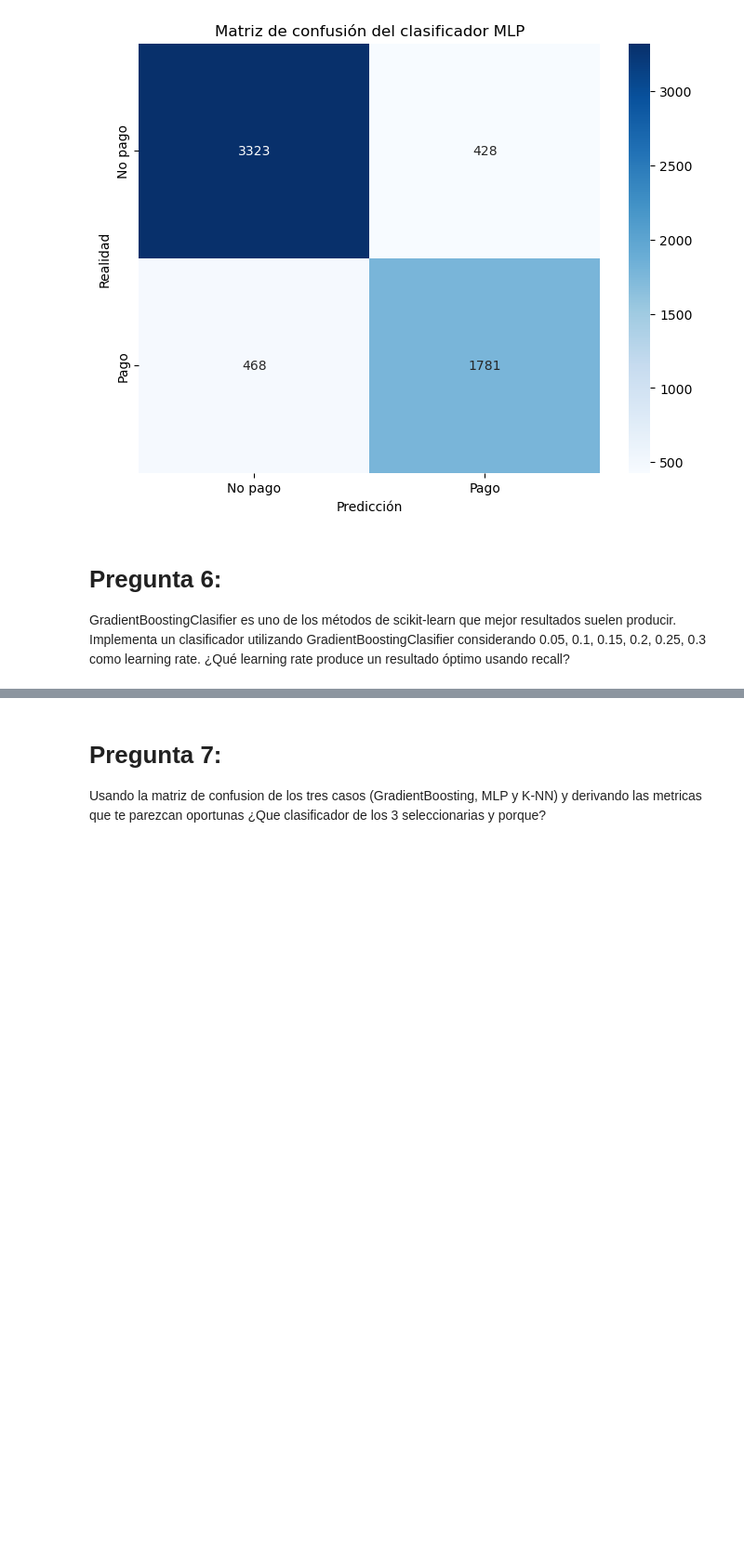
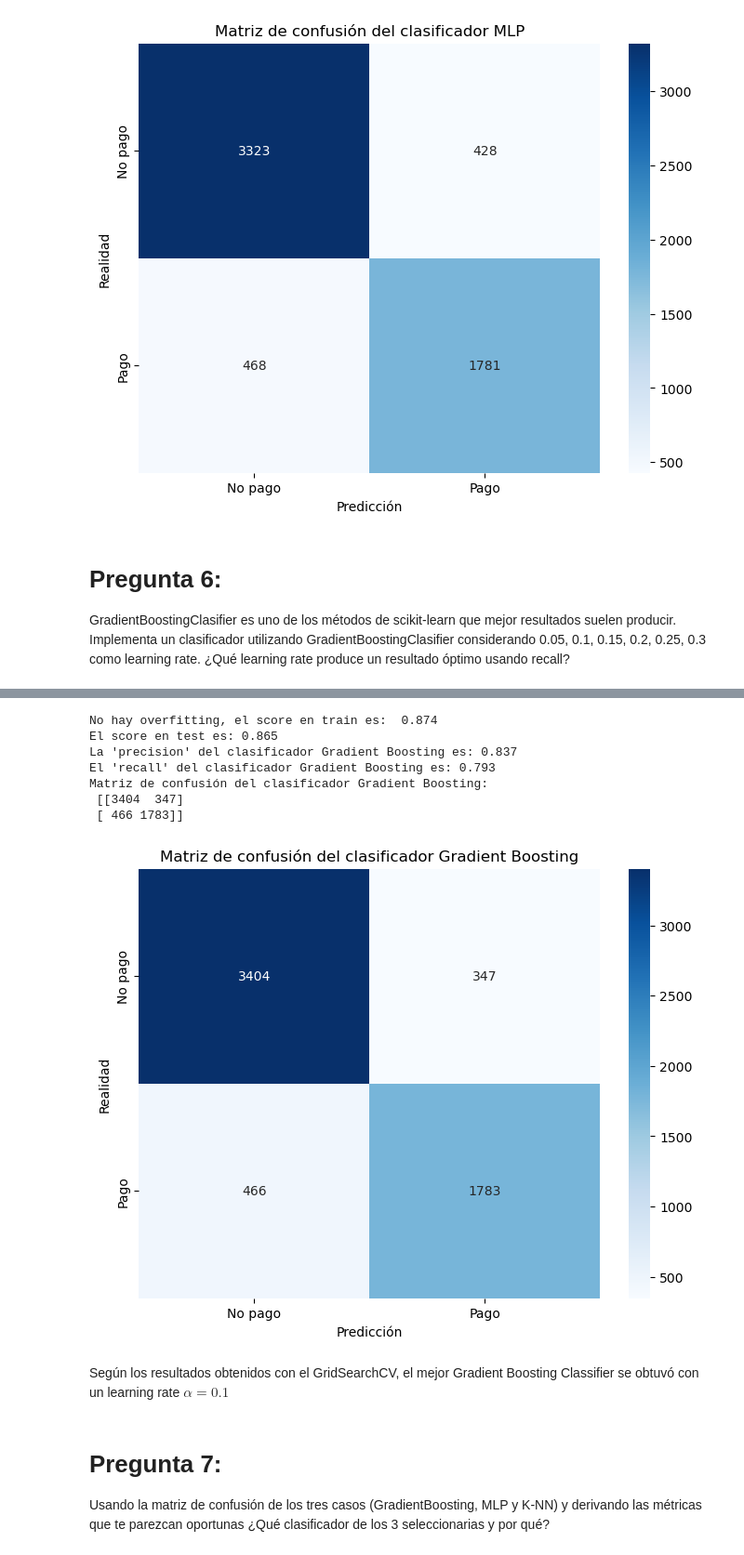
Before and after one commit to MillerQuintero2001/ARISA_Project_Data_Science, a Jupyter notebook: Project/Ejercicio 1 - BASICO.ipynb, the cells around one changed output, grey strips where cells are left out. Shown at 93% size. Drawn from its saved outputs; the diff is of its cells as text; code cells hidden in the pictures; blank space fills up the shorter version.

```diff
--- a/Project/Ejercicio 1 - BASICO.ipynb
+++ b/Project/Ejercicio 1 - BASICO.ipynb
@@ -788,3 +805,19 @@ Matriz de confusión del clasificador MLP:
 # %% [markdown]
 # Pregunta 6:
 GradientBoostingClasifier es uno de los métodos de scikit-learn que mejor resultados suelen producir. Implementa un clasificador utilizando GradientBoostingClasifier considerando 0.05, 0.1, 0.15, 0.2, 0.25, 0.3 como learning rate. ¿Qué learning rate produce un resultado óptimo usando recall?
+# %%
+# Importamos el Gradient Boosting Classifier
+from sklearn.ensemble import GradientBoostingClassifier
+
+# Definimos el diccionario de parámetros para el GridSearchCV
+param_grid = {
+    'learning_rate': [0.05, 0.1, 0.15, 0.2, 0.25, 0.3],
+}
+
+# Creamos el clasificador Gradient Boosting
+gb = GradientBoostingClassifier(random_state = 42)
+# Creamos el objeto GridSearchCV optimizando la métrica de 'recall' y con 2 folds por coste computacional
+grid = GridSearchCV(gb, param_grid, cv=2, scoring='recall')
+"""Ajustamos el modelo con los datos de entrenamiento sin escalar, ya que el Gradient Boosting
+no necesita normalización, al ser un modelo basado en árboles de decisión"""
+grid.fit(x_train, y_train)
@@ -791,3 +843,48 @@ GradientBoostingClasifier es uno de los métodos de scikit-learn que mejor resul
+# %%
+# Obtenemos el mejor modelo
+best_gb = grid.best_estimator_
+# Miramos el accuracy score del clasificador en train para revisar que no haya overfitting
+train_score_best_gb = round(best_gb.score(x_train, y_train), 3)
+if train_score_best_gb < 1:
+    print("No hay overfitting, el score en train es: ", train_score_best_gb)
+else:
+    print("Hay overfitting, el score en train es: ", train_score_best_gb)
+
+# Miramos el accuracy score del clasificador en test
+print("El score en test es:", round(best_gb.score(x_test, y_test), 3))
+
+# Miramos la 'precision' del clasificador Gradient Boosting
+precision_best_gb = round(precision_score(y_test, best_gb.predict(x_test)), 3)
+print("La 'precision' del clasificador Gradient Boosting es:", precision_best_gb)
+
+# Miramos también el 'recall' del clasificador Gradient Boosting
+recall_best_gb = round(recall_score(y_test, best_gb.predict(x_test)), 3)
+print("El 'recall' del clasificador Gradient Boosting es:", recall_best_gb)
+
+# Obtenemos la matriz de confusión del mejor clasificador Gradient Boosting
+cm_best_gb = confusion_matrix(y_test, best_gb.predict(x_test))
+print("Matriz de confusión del clasificador Gradient Boosting:\n", cm_best_gb)
+
+# Convertimos la matriz de confusión a un dataframe para poder graficarla
+cm_best_gb_df = pd.DataFrame(cm_best_gb, index=['No pago', 'Pago'], columns=['No pago', 'Pago'])
+# Graficamos la matriz de confusión
+plt.figure(figsize=(8, 6))
+sns.heatmap(cm_best_gb_df, annot=True, fmt='d', cmap='Blues')
+plt.title('Matriz de confusión del clasificador Gradient Boosting')
+plt.xlabel('Predicción')
+plt.ylabel('Realidad')
+plt.show()
+# %% [output]
+No hay overfitting, el score en train es:  0.874
+El score en test es: 0.865
+La 'precision' del clasificador Gradient Boosting es: 0.837
+El 'recall' del clasificador Gradient Boosting es: 0.793
+Matriz de confusión del clasificador Gradient Boosting:
+ [[3404  347]
+ [ 466 1783]]
+[figure, added]
+# %% [markdown]
+Según los resultados obtenidos con el GridSearchCV, el mejor Gradient Boosting Classifier se obtuvó con un learning rate $\alpha = 0.1$
 # %% [markdown]
 # Pregunta 7:
-Usando la matriz de confusion de los tres casos (GradientBoosting, MLP y K-NN) y derivando las metricas que te parezcan oportunas ¿Que clasificador de los 3 seleccionarias y porque?
+Usando la matriz de confusión de los tres casos (GradientBoosting, MLP y K-NN) y derivando las métricas que te parezcan oportunas ¿Qué clasificador de los 3 seleccionarias y por qué?
```
Also changed, not shown: parts of 21 cells of this notebook.
